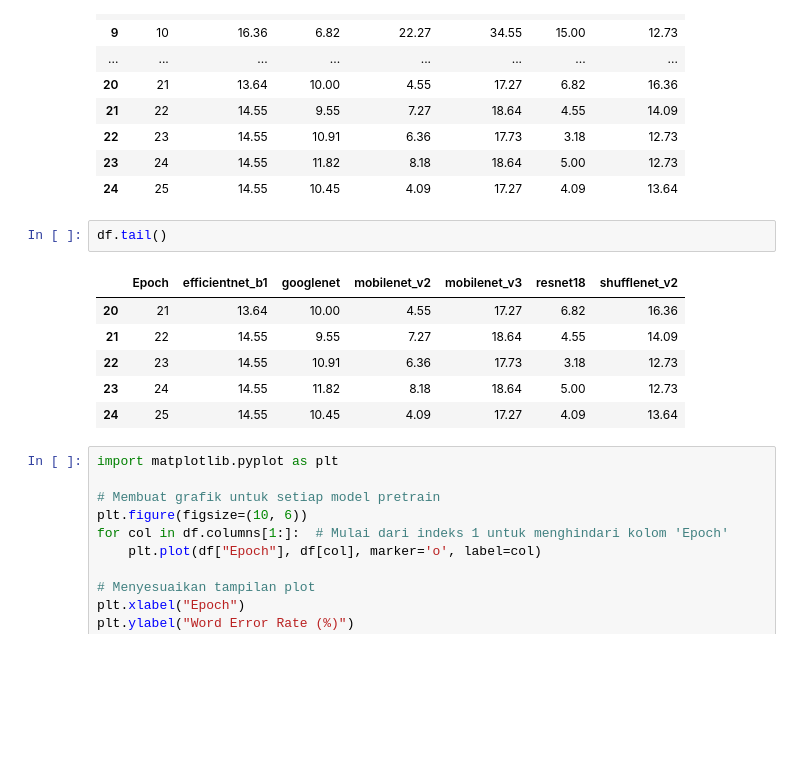
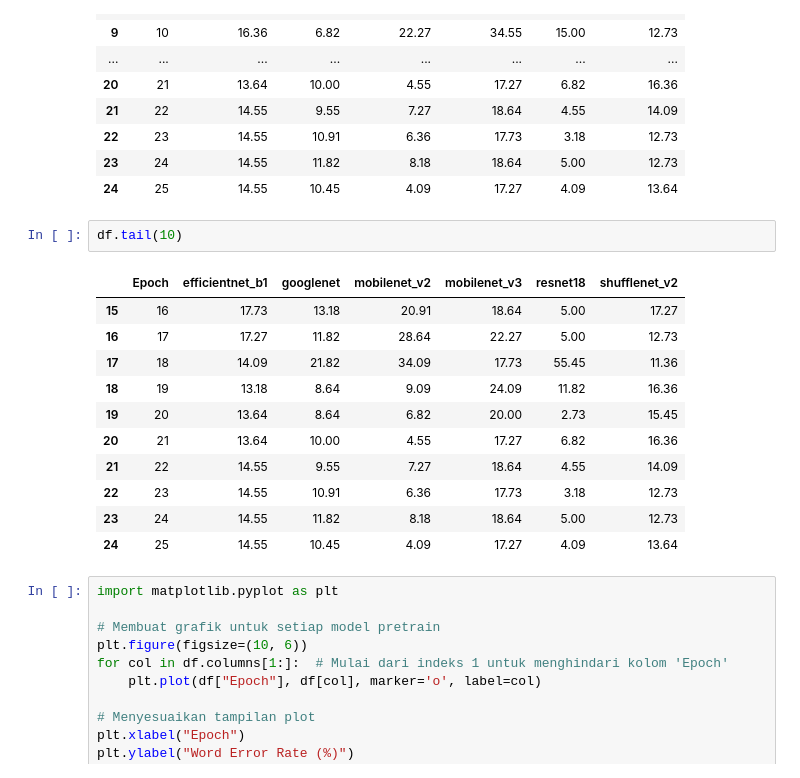
Before and after one commit to yulrio/VAC_CSLR_QSLR_A, a Jupyter notebook: notebooks/1_Data.ipynb, the cells around one changed output. Saved outputs shown, nothing was run; the diff lists cells and outputs as text; blank space fills up the shorter version.

```diff
--- a/notebooks/1_Data.ipynb
+++ b/notebooks/1_Data.ipynb
@@ -67,9 +67,14 @@ df.head(25)
 | 23 | 24 | 14.55 | 11.82 | 8.18 | 18.64 | 5.00 | 12.73 |
 | 24 | 25 | 14.55 | 10.45 | 4.09 | 17.27 | 4.09 | 13.64 |
 # %%
-df.tail()
+df.tail(10)
 # %% [output]
 |  | Epoch | efficientnet_b1 | googlenet | mobilenet_v2 | mobilenet_v3 | resnet18 | shufflenet_v2 |
+| 15 | 16 | 17.73 | 13.18 | 20.91 | 18.64 | 5.00 | 17.27 |
+| 16 | 17 | 17.27 | 11.82 | 28.64 | 22.27 | 5.00 | 12.73 |
+| 17 | 18 | 14.09 | 21.82 | 34.09 | 17.73 | 55.45 | 11.36 |
+| 18 | 19 | 13.18 | 8.64 | 9.09 | 24.09 | 11.82 | 16.36 |
+| 19 | 20 | 13.64 | 8.64 | 6.82 | 20.00 | 2.73 | 15.45 |
 | 20 | 21 | 13.64 | 10.00 | 4.55 | 17.27 | 6.82 | 16.36 |
 | 21 | 22 | 14.55 | 9.55 | 7.27 | 18.64 | 4.55 | 14.09 |
 | 22 | 23 | 14.55 | 10.91 | 6.36 | 17.73 | 3.18 | 12.73 |
```
